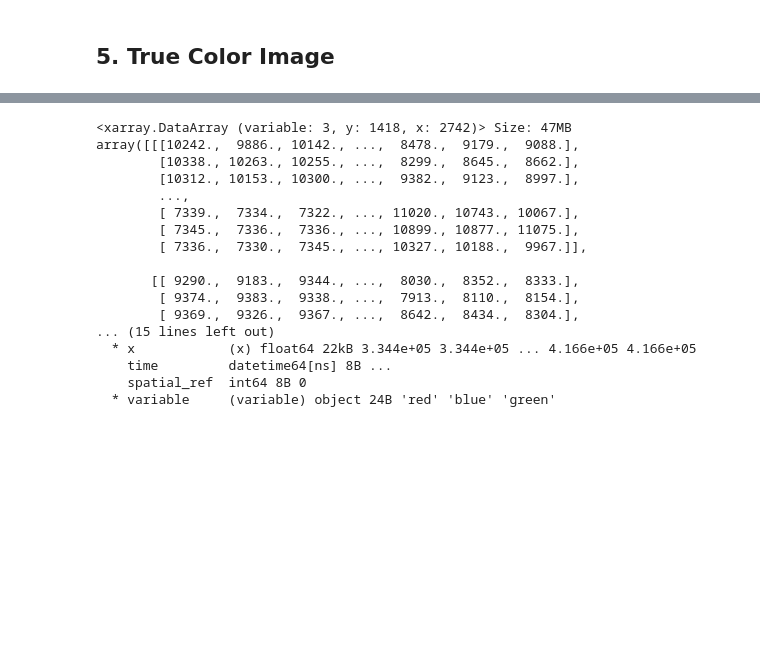
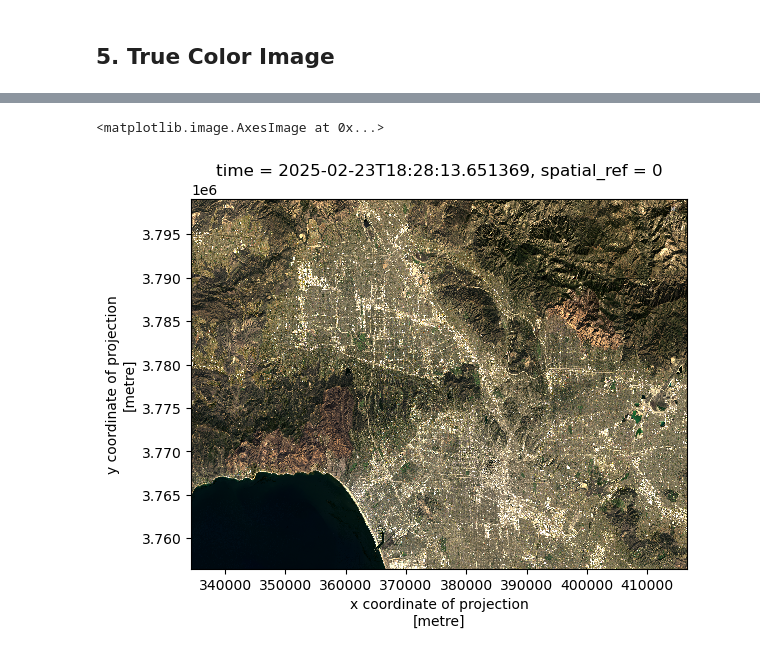
Before and after one commit to oregel714/eds220-hwk4, a Jupyter notebook: hwk4-task2-false-color.ipynb, the cells around one changed output, grey strips where cells are left out. Drawn from its saved outputs; the diff is of its cells as text; code cells hidden in the pictures; blank space fills up the shorter version.

```diff
--- a/hwk4-task2-false-color.ipynb
+++ b/hwk4-task2-false-color.ipynb
@@ -92,19 +98,10 @@ landsat[['red', 'blue', 'green']].to_dataarray()
+# %%
+# b. Select red, green, and blue bands
+landsat[['red', 'green', 'blue']].to_dataarray().plot.imshow(robust = True)
+# %% [output]
+<matplotlib.image.AxesImage at 0x...>
+[figure, added]
 # %%
+# c. To resolve the other warning, identify which bands have nan values.
+# d. Use the .fillna() method for xarray.Dataset to replace any nan values in the Landsat data with zero
+landsat = landsat.fillna(0)
-# %% [output]
-<xarray.DataArray (variable: 3, y: 1418, x: 2742)> Size: 47MB
-array([[[10242.,  9886., 10142., ...,  8478.,  9179.,  9088.],
-        [10338., 10263., 10255., ...,  8299.,  8645.,  8662.],
-        [10312., 10153., 10300., ...,  9382.,  9123.,  8997.],
-        ...,
-        [ 7339.,  7334.,  7322., ..., 11020., 10743., 10067.],
-        [ 7345.,  7336.,  7336., ..., 10899., 10877., 11075.],
-        [ 7336.,  7330.,  7345., ..., 10327., 10188.,  9967.]],
-
-       [[ 9290.,  9183.,  9344., ...,  8030.,  8352.,  8333.],
-        [ 9374.,  9383.,  9338., ...,  7913.,  8110.,  8154.],
-        [ 9369.,  9326.,  9367., ...,  8642.,  8434.,  8304.],
-... (15 lines left out)
-  * x            (x) float64 22kB 3.344e+05 3.344e+05 ... 4.166e+05 4.166e+05
-    time         datetime64[ns] 8B ...
-    spatial_ref  int64 8B 0
-  * variable     (variable) object 24B 'red' 'blue' 'green'
```
Also changed, not shown: parts of 11 cells of this notebook.
